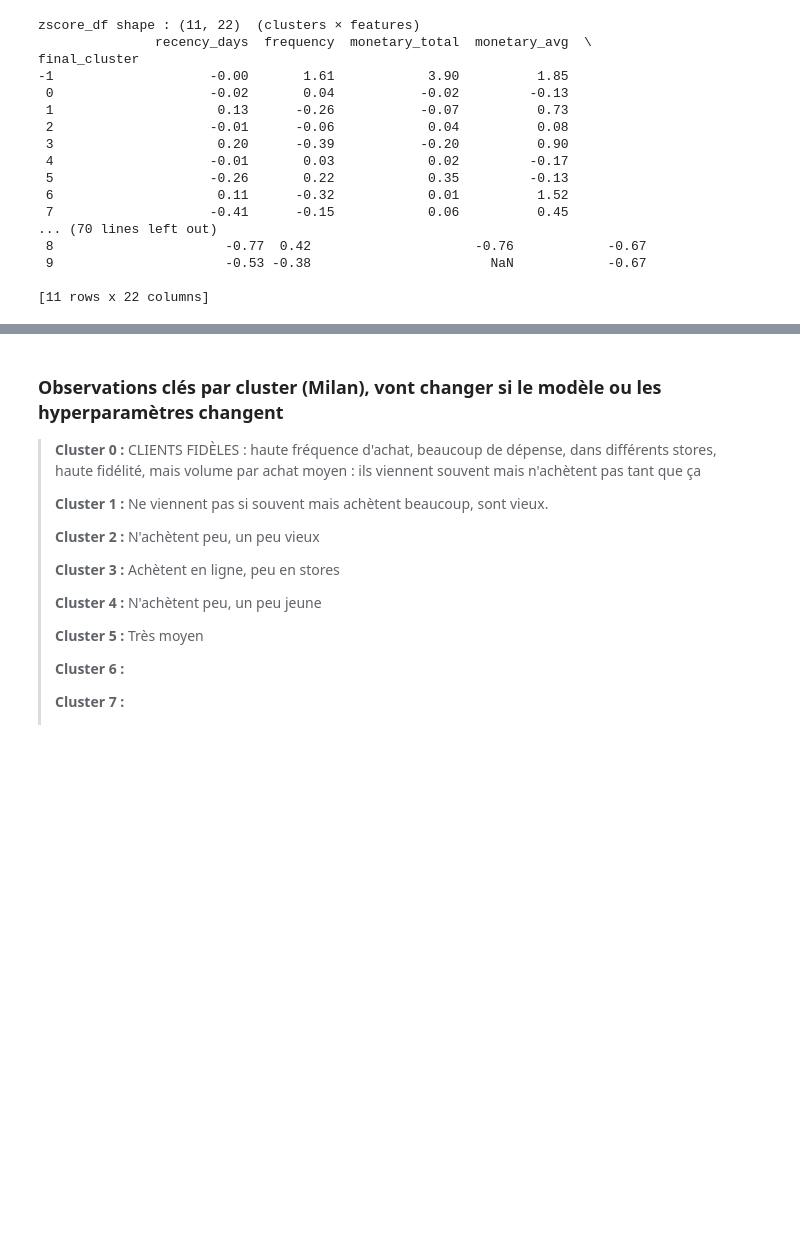
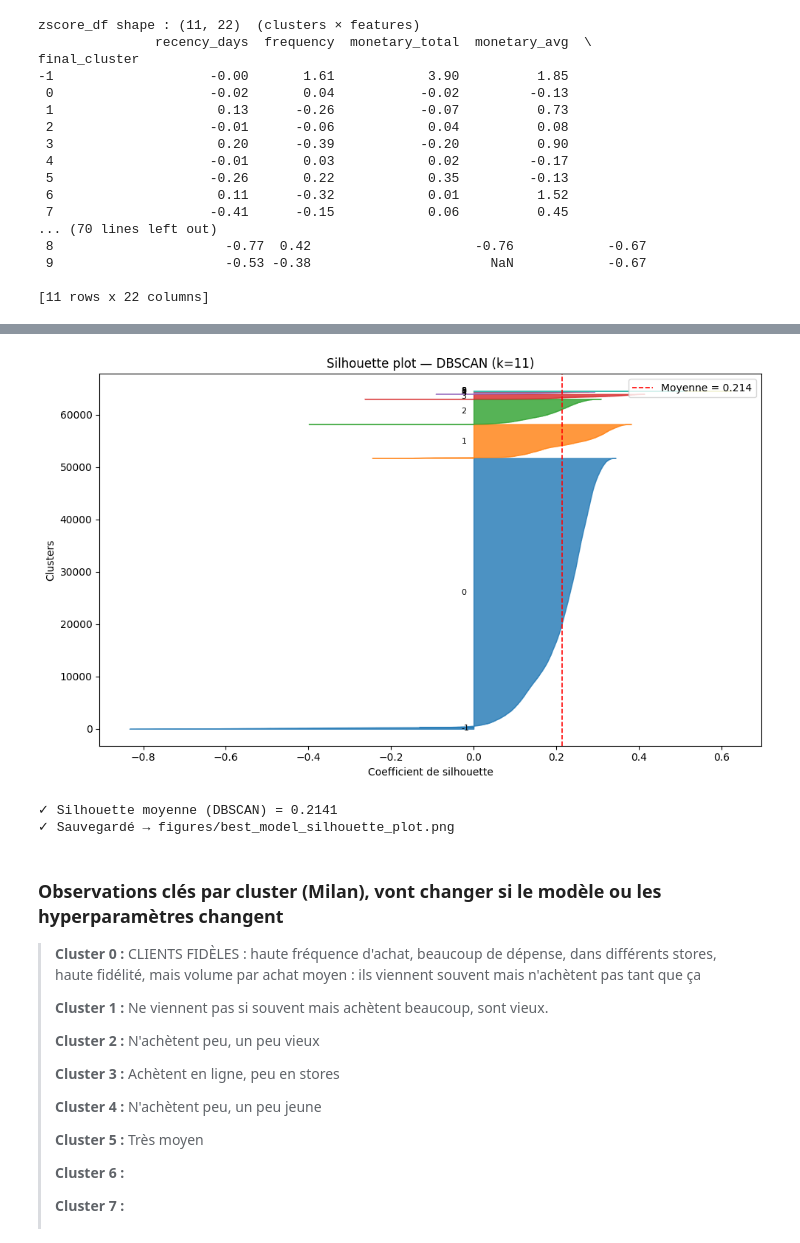
Before and after one commit to milansecondaire/Sephora, a Jupyter notebook: 02_clustering_no_mlflow.ipynb, the cells around one changed output, grey strips where cells are left out. Drawn from its saved outputs; the diff is of its cells as text; code cells hidden in the pictures; blank space fills up the shorter version.

```diff
--- a/02_clustering_no_mlflow.ipynb
+++ b/02_clustering_no_mlflow.ipynb
@@ -998,4 +1004,45 @@ print("✓ Sauvegardé → figures/cluster_profiles.png")
 ✓ Sauvegardé → figures/cluster_profiles.png
+# %%
+
+from sklearn.metrics import silhouette_samples
+import matplotlib.cm as cm
+
+# Silhouette plot du meilleur modèle
+_labels_best = df_customers["final_cluster"].values
+_sample_sil_best = silhouette_samples(X_scaled, _labels_best)
+_k_best = len(set(_labels_best))
+
+fig, ax = plt.subplots(figsize=(10, 6))
+y_lower = 10
+cmap_best = cm.get_cmap("tab20", _k_best)
+
+for i in sorted(set(_labels_best)):
+    ith_sil = np.sort(_sample_sil_best[_labels_best == i])
+    size_i = ith_sil.shape[0]
+    y_upper = y_lower + size_i
+    ax.fill_betweenx(np.arange(y_lower, y_upper), 0, ith_sil,
+                     facecolor=cmap_best(i), edgecolor=cmap_best(i), alpha=0.8)
+    ax.text(-0.03, y_lower + 0.5 * size_i, str(i), fontsize=8, va="center")
+    y_lower = y_upper + 10
+
+avg_sil_best = _sample_sil_best.mean()
+ax.axvline(avg_sil_best, color="red", linestyle="--", linewidth=1.2,
+           label=f"Moyenne = {avg_sil_best:.3f}")
+ax.set_xlabel("Coefficient de silhouette")
+ax.set_ylabel("Clusters")
+ax.set_title(f"Silhouette plot — {best_algo} (k={_k_best})")
+ax.legend(loc="upper right")
+fig.tight_layout()
+fig.savefig("figures/best_model_silhouette_plot.png", dpi=150)
+plt.show()
+plt.close(fig)
+
+print(f"✓ Silhouette moyenne ({best_algo}) = {avg_sil_best:.4f}")
+print("✓ Sauvegardé → figures/best_model_silhouette_plot.png")
+# %% [output]
+[figure, added]
+✓ Silhouette moyenne (DBSCAN) = 0.2141
+✓ Sauvegardé → figures/best_model_silhouette_plot.png
 # %% [markdown]
 ### Observations clés par cluster (Milan), vont changer si le modèle ou les hyperparamètres changent
 
```
Also changed, not shown: parts of 7 cells of this notebook, 6 other files.
